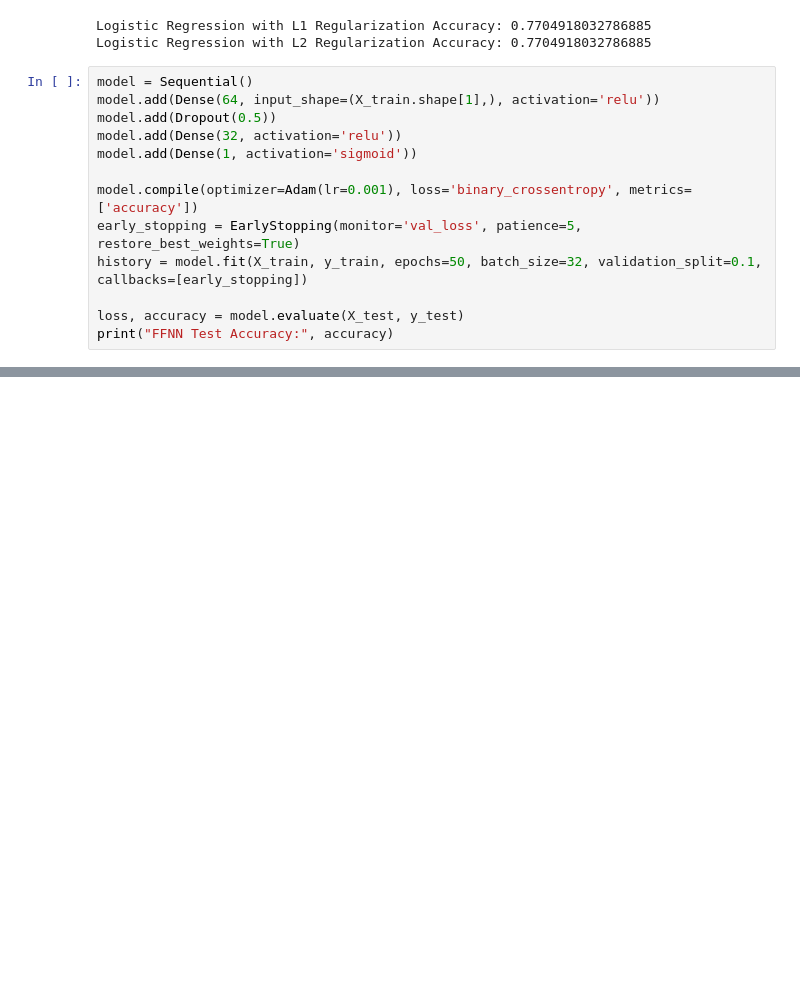
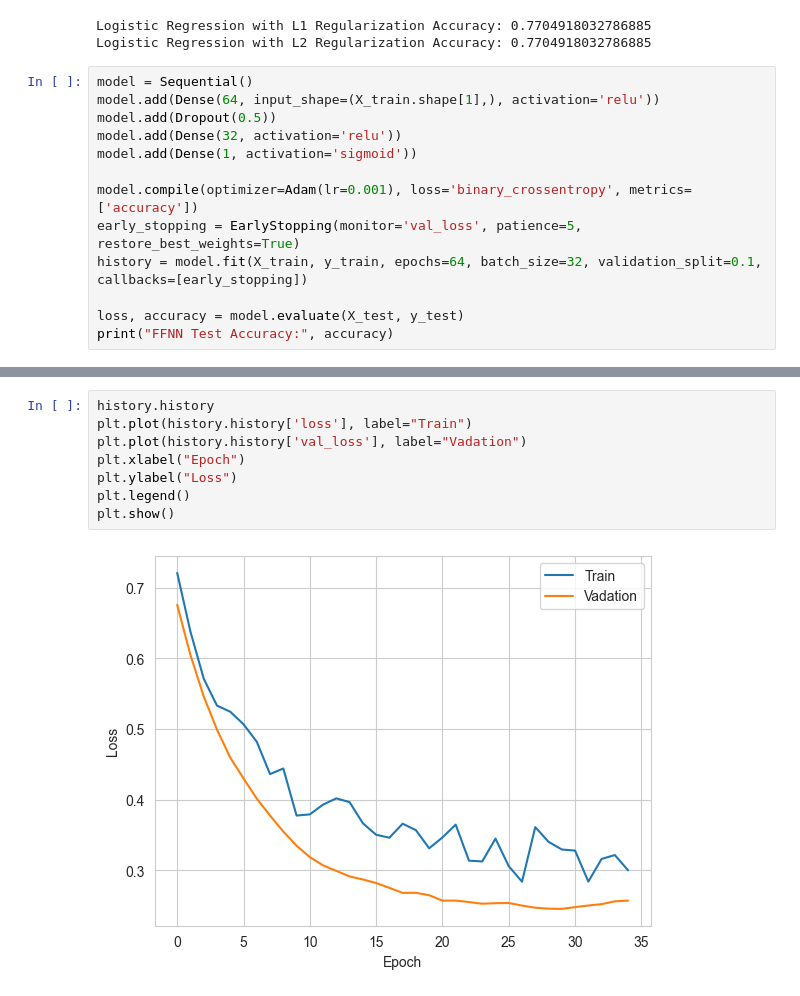
Before and after one commit to unicornizme2911/heart-disease, a Jupyter notebook: index.ipynb, the cells around one changed output, grey strips where cells are left out. Drawn from its saved outputs; the diff is of its cells as text; blank space fills up the shorter version.

Commit message:
fix: fix overfitting, render line chart for overfitting

```diff
--- a/index.ipynb
+++ b/index.ipynb
@@ -605,7 +605,7 @@ model.add(Dense(1, activation='sigmoid'))
 
 model.compile(optimizer=Adam(lr=0.001), loss='binary_crossentropy', metrics=['accuracy'])
 early_stopping = EarlyStopping(monitor='val_loss', patience=5, restore_best_weights=True)
-history = model.fit(X_train, y_train, epochs=50, batch_size=32, validation_split=0.1, callbacks=[early_stopping])
+history = model.fit(X_train, y_train, epochs=64, batch_size=32, validation_split=0.1, callbacks=[early_stopping])
 
 loss, accuracy = model.evaluate(X_test, y_test)
 print("FFNN Test Accuracy:", accuracy)
@@ -630,0 +633,10 @@ FFNN Test Accuracy: 0.8032786846160889
+# %%
+history.history
+plt.plot(history.history['loss'], label="Train")
+plt.plot(history.history['val_loss'], label="Vadation")
+plt.xlabel("Epoch")
+plt.ylabel("Loss")
+plt.legend()
+plt.show()
+# %% [output]
+[figure, added]
```
Also changed, not shown: parts of 10 cells of this notebook.
